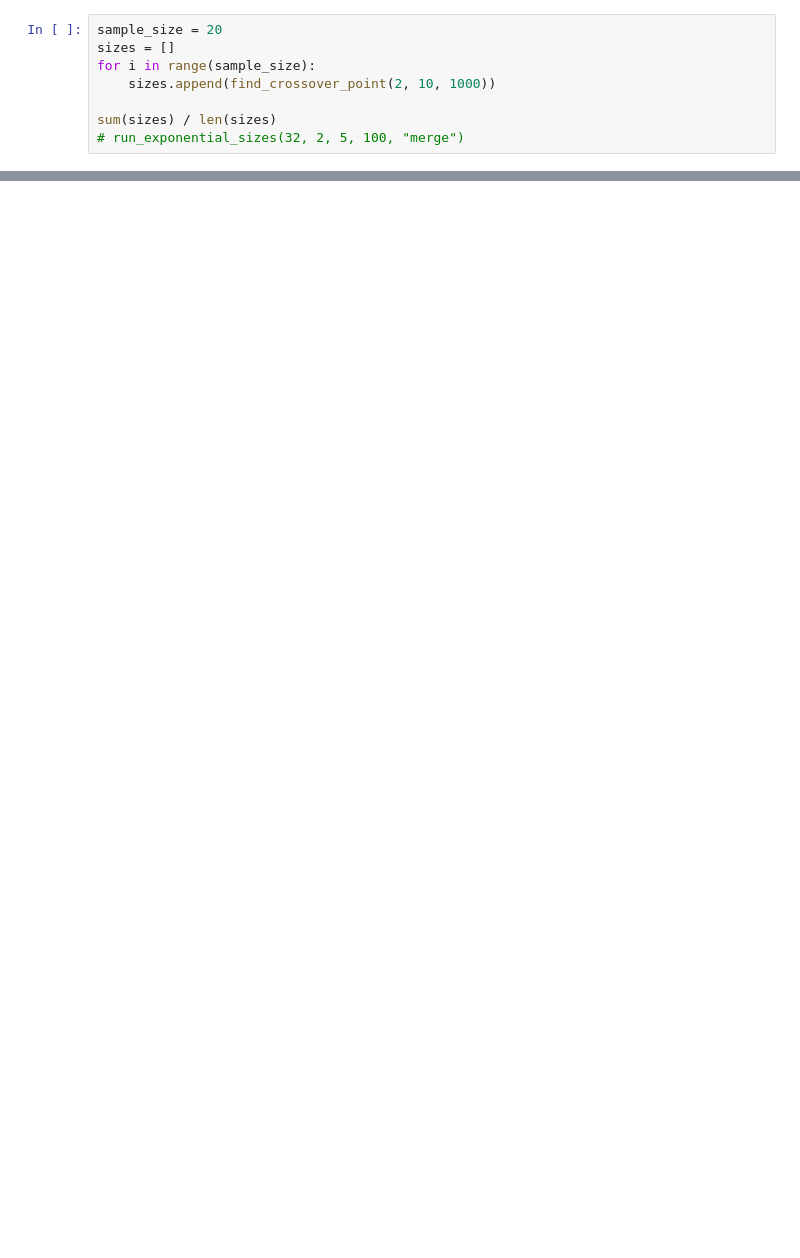
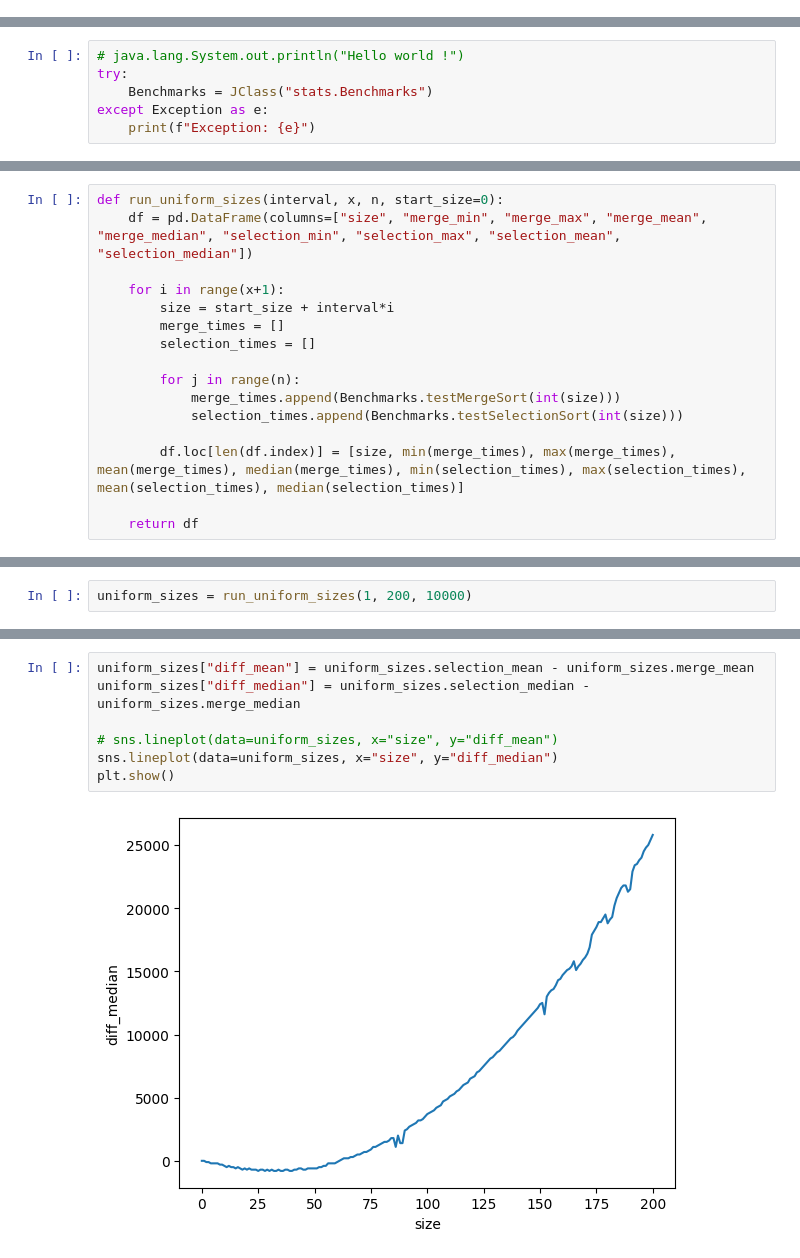
Before and after one commit to amylnikov30/SortComplexity, a Jupyter notebook: analysis/confidence_interval.ipynb, the cells around one changed output, grey strips where cells are left out. Saved outputs shown, nothing was run; the diff lists cells and outputs as text; blank space fills up the shorter version.

Commit message:
Use uniform intervals instead of exponential.

```diff
--- a/analysis/confidence_interval.ipynb
+++ b/analysis/confidence_interval.ipynb
@@ -84,8 +0,0 @@ def find_crossover_point(base, x, n, start_size=0):
-# %%
-sample_size = 20
-sizes = []
-for i in range(sample_size):
-    sizes.append(find_crossover_point(2, 10, 1000))
-
-sum(sizes) / len(sizes)
-# run_exponential_sizes(32, 2, 5, 100, "merge")
@@ -99,0 +18,6 @@ shutdownJVM()
+# %%
+# java.lang.System.out.println("Hello world !")
+try:
+    Benchmarks = JClass("stats.Benchmarks")
+except Exception as e:
+    print(f"Exception: {e}")
@@ -99,0 +30,16 @@ shutdownJVM()
+# %%
+def run_uniform_sizes(interval, x, n, start_size=0):
+    df = pd.DataFrame(columns=["size", "merge_min", "merge_max", "merge_mean", "merge_median", "selection_min", "selection_max", "selection_mean", "selection_median"])
+
+    for i in range(x+1):
+        size = start_size + interval*i
+        merge_times = []
+        selection_times = []
+
+        for j in range(n):
+            merge_times.append(Benchmarks.testMergeSort(int(size)))
+            selection_times.append(Benchmarks.testSelectionSort(int(size)))
+
+        df.loc[len(df.index)] = [size, min(merge_times), max(merge_times), mean(merge_times), median(merge_times), min(selection_times), max(selection_times), mean(selection_times), median(selection_times)]
+
+    return df
@@ -99,0 +87,2 @@ shutdownJVM()
+# %%
+uniform_sizes = run_uniform_sizes(1, 200, 10000)
@@ -99,0 +115,9 @@ shutdownJVM()
+# %%
+uniform_sizes["diff_mean"] = uniform_sizes.selection_mean - uniform_sizes.merge_mean
+uniform_sizes["diff_median"] = uniform_sizes.selection_median - uniform_sizes.merge_median
+
+# sns.lineplot(data=uniform_sizes, x="size", y="diff_mean")
+sns.lineplot(data=uniform_sizes, x="size", y="diff_median")
+plt.show()
+# %% [output]
+[figure, added]
```
Also changed, not shown: parts of 42 cells of this notebook, 2 other files.
